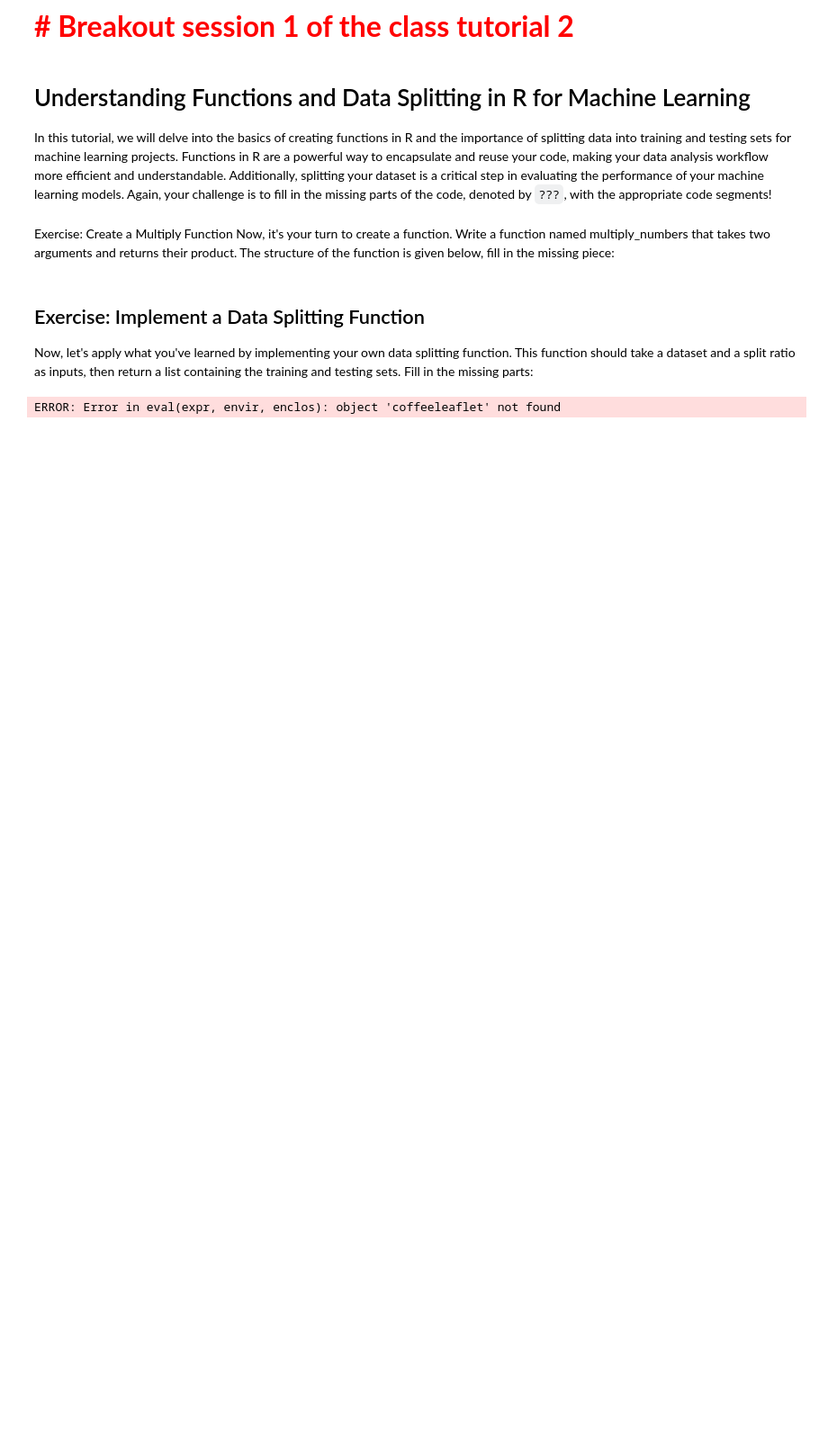
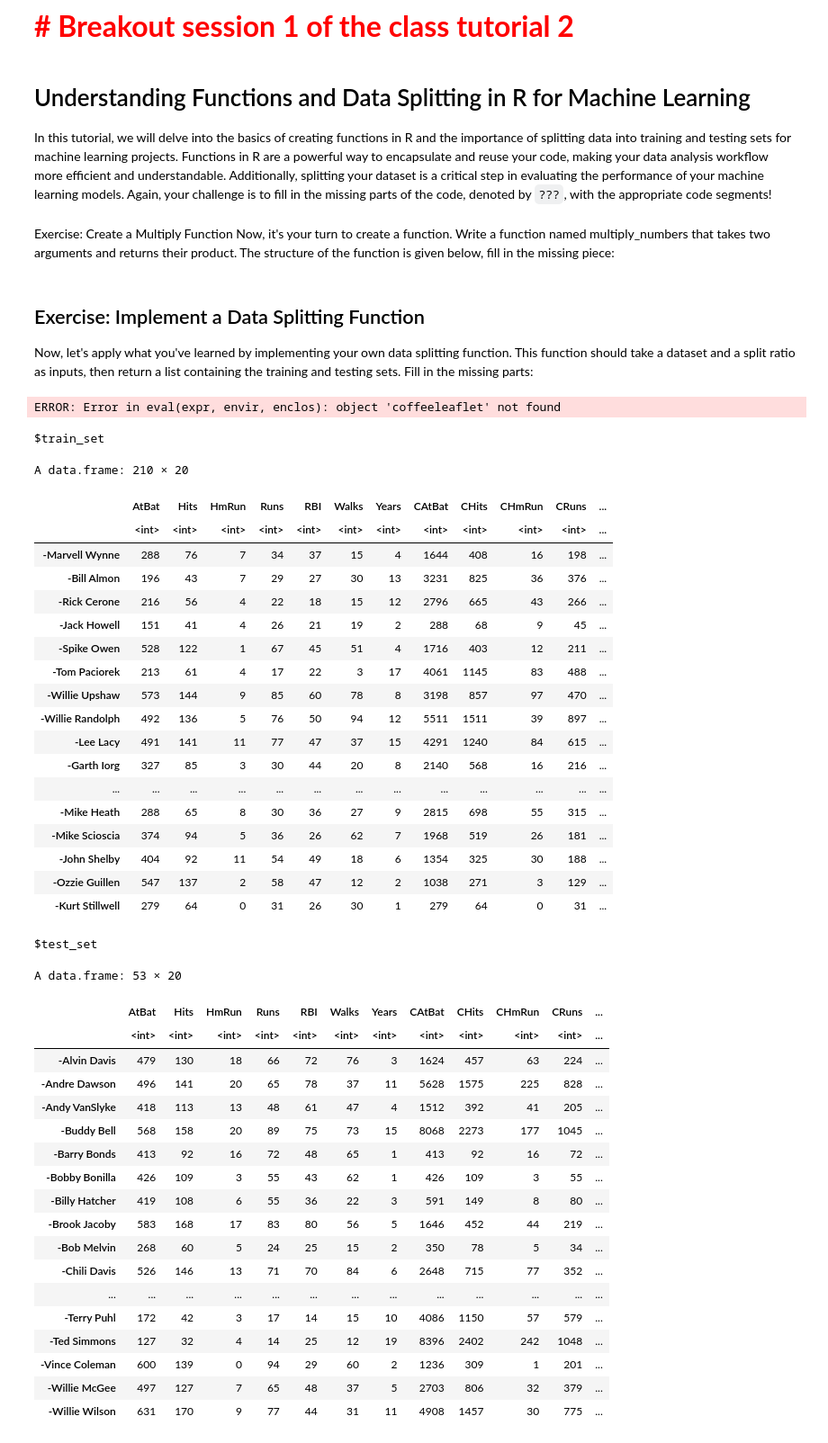
Before and after one commit to AStrittmatter/M02-Machine-Learning, a Jupyter notebook: class_tutorial/class_exercise_4.ipynb, the cells around one changed output. Shown at 90% size. Cells and saved outputs as stored; diff of their text form; code cells hidden in the pictures; blank space fills up the shorter version.

```diff
--- a/class_tutorial/class_exercise_4.ipynb
+++ b/class_tutorial/class_exercise_4.ipynb
@@ -57,0 +58,52 @@ ERROR: Error in eval(expr, envir, enclos): object 'coffeeleaflet' not found
+# %%
+# Load the ISLR library
+library(ISLR)
+
+# Access the Hitters dataset
+data(Hitters)
+
+# Remove rows with NA values to ensure clean data
+data <- na.omit(Hitters)
+# %%
+split_data(data,0.8)
+# %% [output]
+$train_set
+A data.frame: 210 × 20
+|  | AtBat | Hits | HmRun | Runs | RBI | Walks | Years | CAtBat | CHits | CHmRun | CRuns | ... |
+|  | <int> | <int> | <int> | <int> | <int> | <int> | <int> | <int> | <int> | <int> | <int> | ... |
+| -Marvell Wynne | 288 | 76 | 7 | 34 | 37 | 15 | 4 | 1644 | 408 | 16 | 198 | ... |
+| -Bill Almon | 196 | 43 | 7 | 29 | 27 | 30 | 13 | 3231 | 825 | 36 | 376 | ... |
+| -Rick Cerone | 216 | 56 | 4 | 22 | 18 | 15 | 12 | 2796 | 665 | 43 | 266 | ... |
+| -Jack Howell | 151 | 41 | 4 | 26 | 21 | 19 | 2 | 288 | 68 | 9 | 45 | ... |
+| -Spike Owen | 528 | 122 | 1 | 67 | 45 | 51 | 4 | 1716 | 403 | 12 | 211 | ... |
+| -Tom Paciorek | 213 | 61 | 4 | 17 | 22 | 3 | 17 | 4061 | 1145 | 83 | 488 | ... |
+| -Willie Upshaw | 573 | 144 | 9 | 85 | 60 | 78 | 8 | 3198 | 857 | 97 | 470 | ... |
+| -Willie Randolph | 492 | 136 | 5 | 76 | 50 | 94 | 12 | 5511 | 1511 | 39 | 897 | ... |
+| -Lee Lacy | 491 | 141 | 11 | 77 | 47 | 37 | 15 | 4291 | 1240 | 84 | 615 | ... |
+| -Garth Iorg | 327 | 85 | 3 | 30 | 44 | 20 | 8 | 2140 | 568 | 16 | 216 | ... |
+| ... | ... | ... | ... | ... | ... | ... | ... | ... | ... | ... | ... | ... |
+| -Mike Heath | 288 | 65 | 8 | 30 | 36 | 27 | 9 | 2815 | 698 | 55 | 315 | ... |
+| -Mike Scioscia | 374 | 94 | 5 | 36 | 26 | 62 | 7 | 1968 | 519 | 26 | 181 | ... |
+| -John Shelby | 404 | 92 | 11 | 54 | 49 | 18 | 6 | 1354 | 325 | 30 | 188 | ... |
+| -Ozzie Guillen | 547 | 137 | 2 | 58 | 47 | 12 | 2 | 1038 | 271 | 3 | 129 | ... |
+| -Kurt Stillwell | 279 | 64 | 0 | 31 | 26 | 30 | 1 | 279 | 64 | 0 | 31 | ... |
+$test_set
+A data.frame: 53 × 20
+|  | AtBat | Hits | HmRun | Runs | RBI | Walks | Years | CAtBat | CHits | CHmRun | CRuns | ... |
+|  | <int> | <int> | <int> | <int> | <int> | <int> | <int> | <int> | <int> | <int> | <int> | ... |
+| -Alvin Davis | 479 | 130 | 18 | 66 | 72 | 76 | 3 | 1624 | 457 | 63 | 224 | ... |
+| -Andre Dawson | 496 | 141 | 20 | 65 | 78 | 37 | 11 | 5628 | 1575 | 225 | 828 | ... |
+| -Andy VanSlyke | 418 | 113 | 13 | 48 | 61 | 47 | 4 | 1512 | 392 | 41 | 205 | ... |
+| -Buddy Bell | 568 | 158 | 20 | 89 | 75 | 73 | 15 | 8068 | 2273 | 177 | 1045 | ... |
+| -Barry Bonds | 413 | 92 | 16 | 72 | 48 | 65 | 1 | 413 | 92 | 16 | 72 | ... |
+| -Bobby Bonilla | 426 | 109 | 3 | 55 | 43 | 62 | 1 | 426 | 109 | 3 | 55 | ... |
+| -Billy Hatcher | 419 | 108 | 6 | 55 | 36 | 22 | 3 | 591 | 149 | 8 | 80 | ... |
+| -Brook Jacoby | 583 | 168 | 17 | 83 | 80 | 56 | 5 | 1646 | 452 | 44 | 219 | ... |
+| -Bob Melvin | 268 | 60 | 5 | 24 | 25 | 15 | 2 | 350 | 78 | 5 | 34 | ... |
+| -Chili Davis | 526 | 146 | 13 | 71 | 70 | 84 | 6 | 2648 | 715 | 77 | 352 | ... |
+| ... | ... | ... | ... | ... | ... | ... | ... | ... | ... | ... | ... | ... |
+| -Terry Puhl | 172 | 42 | 3 | 17 | 14 | 15 | 10 | 4086 | 1150 | 57 | 579 | ... |
+| -Ted Simmons | 127 | 32 | 4 | 14 | 25 | 12 | 19 | 8396 | 2402 | 242 | 1048 | ... |
+| -Vince Coleman | 600 | 139 | 0 | 94 | 29 | 60 | 2 | 1236 | 309 | 1 | 201 | ... |
+| -Willie McGee | 497 | 127 | 7 | 65 | 48 | 37 | 5 | 2703 | 806 | 32 | 379 | ... |
+| -Willie Wilson | 631 | 170 | 9 | 77 | 44 | 31 | 11 | 4908 | 1457 | 30 | 775 | ... |
```
Also changed, not shown: parts of 2 cells of this notebook, 4 other files.
